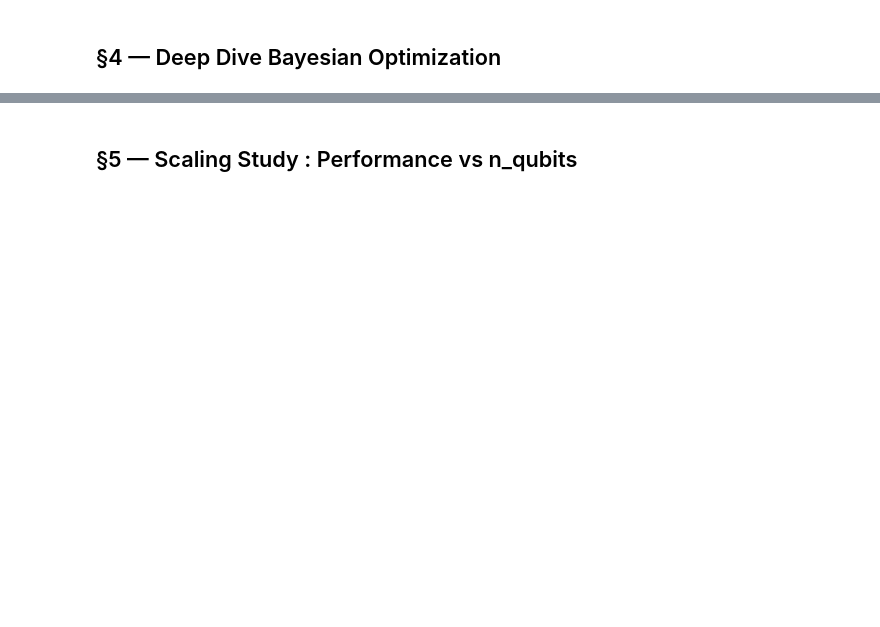
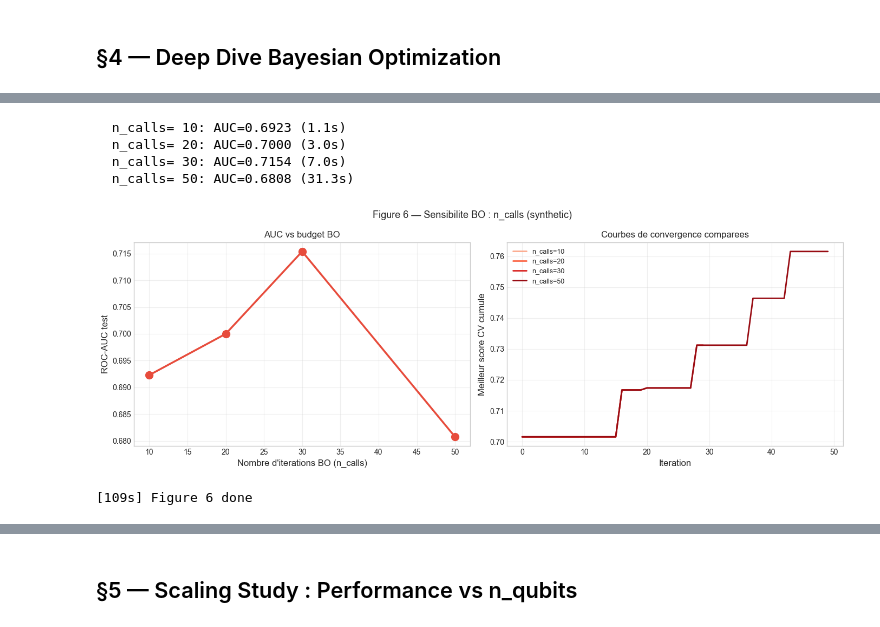
Before and after one commit to Horionn/QMKL-Finance, a Jupyter notebook: notebooks/06_comprehensive_study.ipynb, the cells around one changed output, grey strips where cells are left out. Cells and saved outputs as stored; diff of their text form; code cells hidden in the pictures; blank space fills up the shorter version.

```diff
--- a/notebooks/06_comprehensive_study.ipynb
+++ b/notebooks/06_comprehensive_study.ipynb
@@ -327,13 +421,13 @@ plot_bo_convergence(
 # %%
 # ── FIGURE 6 : Sensibilité BO — n_calls vs AUC ───────────────────────────────
-N_CALLS_RANGE = [15, 30, 50, 80]
+N_CALLS_RANGE = [10, 20, 30, 50]
 sensitivity_results = {}
 
 ds_name_sens = 'synthetic'
 K_list = KERNELS[ds_name_sens]
 y = DATASETS[ds_name_sens]['y']
 
-# Use a single train/test split for speed
+# Single train/test split for speed
 idx = np.arange(len(y))
 idx_tr, idx_te = train_test_split(idx, test_size=0.33, random_state=SEED, stratify=y)
 y_tr, y_te = y[idx_tr], y[idx_te]
@@ -341,48 +435,57 @@ K_tr = [K[np.ix_(idx_tr, idx_tr)] for K in K_list]
 K_te = [K[np.ix_(idx_te, idx_tr)] for K in K_list]
 
 for nc in N_CALLS_RANGE:
-    print(f'  n_calls={nc}...')
+    t0 = time.time()
     bo = BayesianKernelOptimizer(n_calls=nc, n_initial_points=min(10, nc//2),
-                                 random_state=SEED)
+                                 cv_folds=3, random_state=SEED)
     w, C = bo.optimize(K_tr, y_tr, scoring='accuracy')
     Kc_tr = sum(wi * K for wi, K in zip(w, K_tr))
     Kc_te = sum(wi * K for wi, K in zip(w, K_te))
     ev = np.linalg.eigvalsh(Kc_tr)
     if ev.min() < 0:
         Kc_tr += (abs(ev.min()) + 1e-10) * np.eye(Kc_tr.shape[0])
     svm = SVC(kernel='precomputed', C=C, probability=True)
     svm.fit(Kc_tr, y_tr)
     auc = roc_auc_score(y_te, svm.predict_proba(Kc_te)[:, 1])
-    sensitivity_results[nc] = {'auc': auc, 'best_score': bo.get_convergence_info()['best_score'],
+    sensitivity_results[nc] = {'auc': auc,
+                                'best_score': bo.get_convergence_info()['best_score'],
                                 'history': bo.get_convergence_history()}
-    print(f'    AUC={auc:.4f}, best_cv={bo.get_convergence_info()["best_score"]:.4f}')
+    print(f'  n_calls={nc:3d}: AUC={auc:.4f} ({time.time()-t0:.1f}s)')
 
 fig, axes = plt.subplots(1, 2, figsize=(14, 5))
 
 ax = axes[0]
 ncs = sorted(sensitivity_results.keys())
 aucs = [sensitivity_results[nc]['auc'] for nc in ncs]
 ax.plot(ncs, aucs, 'o-', color='#e74c3c', linewidth=2.5, markersize=10)
-ax.set_xlabel('Nombre d\'itérations BO (n_calls)', fontsize=12)
+ax.set_xlabel('Nombre d\'iterations BO (n_calls)', fontsize=12)
 ax.set_ylabel('ROC-AUC test', fontsize=12)
 ax.set_title('AUC vs budget BO')
 ax.grid(True, alpha=0.3)
 
 ax = axes[1]
 colors = plt.cm.Reds(np.linspace(0.3, 0.9, len(ncs)))
 for nc, c in zip(ncs, colors):
     h = sensitivity_results[nc]['history']
     ax.plot(h['best_so_far'], '-', color=c, linewidth=2, label=f'n_calls={nc}')
-ax.set_xlabel('Itération', fontsize=12)
-ax.set_ylabel('Meilleur score CV cumulé', fontsize=12)
-ax.set_title('Courbes de convergence comparées')
+ax.set_xlabel('Iteration', fontsize=12)
+ax.set_ylabel('Meilleur score CV cumule', fontsize=12)
+ax.set_title('Courbes de convergence comparees')
 ax.legend(fontsize=9)
 ax.grid(True, alpha=0.3)
 
-plt.suptitle(f'Figure 6 — Sensibilité BO : n_calls ({ds_name_sens})', fontsize=13)
+plt.suptitle(f'Figure 6 — Sensibilite BO : n_calls ({ds_name_sens})', fontsize=13)
 plt.tight_layout()
 plt.savefig('../results/06/F06_bo_sensitivity.png', dpi=150, bbox_inches='tight')
 plt.show()
+print(f'[{time.time()-T_START:.0f}s] Figure 6 done')
+# %% [output]
+  n_calls= 10: AUC=0.6923 (1.1s)
+  n_calls= 20: AUC=0.7000 (3.0s)
+  n_calls= 30: AUC=0.7154 (7.0s)
+  n_calls= 50: AUC=0.6808 (31.3s)
+[figure, added]
+[109s] Figure 6 done
 # %%
 # ── FIGURE 7 : Poids BO vs Centered (scatter) ────────────────────────────────
 fig, axes = plt.subplots(1, 3, figsize=(18, 5))
```
Also changed, not shown: parts of 30 cells of this notebook, 59 other files.
